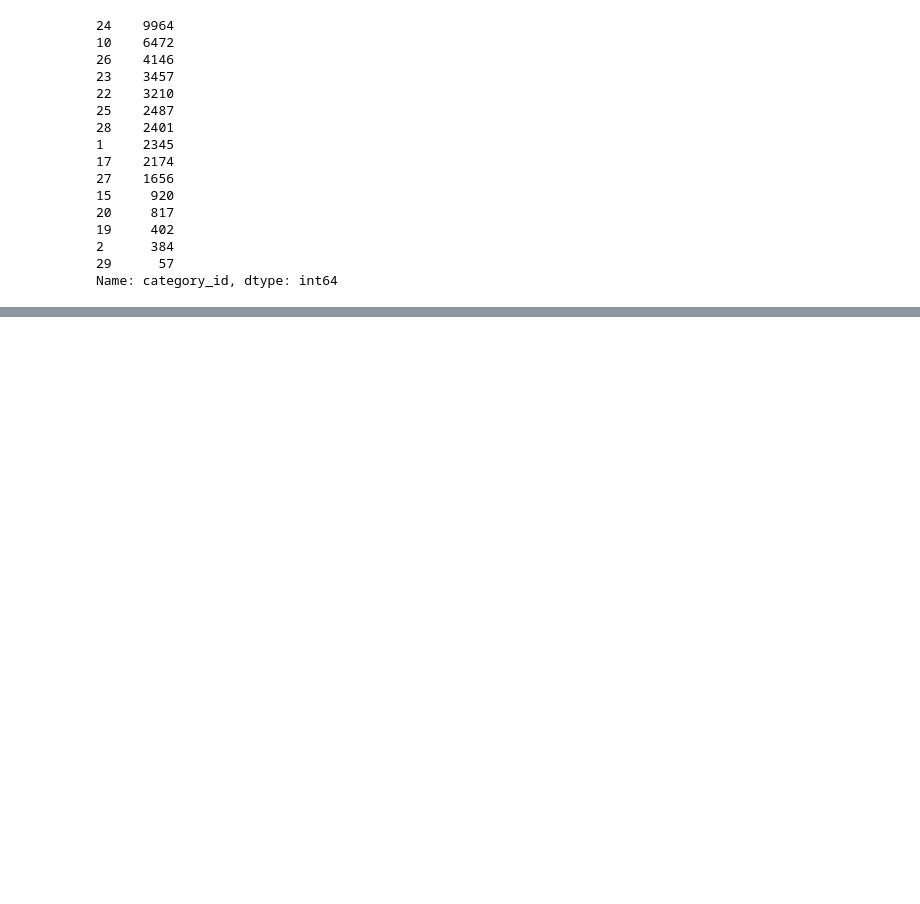
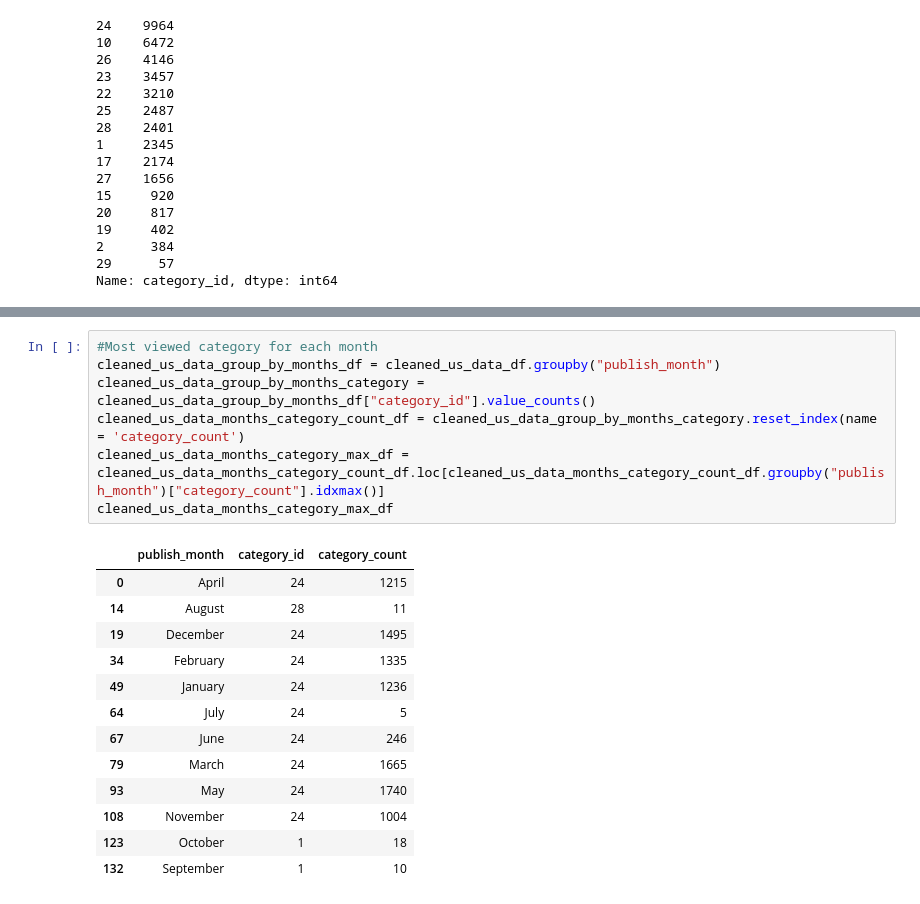
Before and after one commit to kimco2/project_1_misison_youtube, a Jupyter notebook: US_cleaning.ipynb, the cells around one changed output, grey strips where cells are left out. Drawn from its saved outputs; the diff is of its cells as text; blank space fills up the shorter version.

```diff
--- a/US_cleaning.ipynb
+++ b/US_cleaning.ipynb
@@ -162,0 +173,21 @@ cleaned_us_data_df.to_csv("output/cleaned_us_data.csv", index=False)
+# %%
+#Most viewed category for each month
+cleaned_us_data_group_by_months_df = cleaned_us_data_df.groupby("publish_month")
+cleaned_us_data_group_by_months_category = cleaned_us_data_group_by_months_df["category_id"].value_counts()
+cleaned_us_data_months_category_count_df = cleaned_us_data_group_by_months_category.reset_index(name = 'category_count')
+cleaned_us_data_months_category_max_df = cleaned_us_data_months_category_count_df.loc[cleaned_us_data_months_category_count_df.groupby("publish_month")["category_count"].idxmax()]
+cleaned_us_data_months_category_max_df
+# %% [output]
+|  | publish_month | category_id | category_count |
+| 0 | April | 24 | 1215 |
+| 14 | August | 28 | 11 |
+| 19 | December | 24 | 1495 |
+| 34 | February | 24 | 1335 |
+| 49 | January | 24 | 1236 |
+| 64 | July | 24 | 5 |
+| 67 | June | 24 | 246 |
+| 79 | March | 24 | 1665 |
+| 93 | May | 24 | 1740 |
+| 108 | November | 24 | 1004 |
+| 123 | October | 1 | 18 |
+| 132 | September | 1 | 10 |
```
Also changed, not shown: parts of 5 cells of this notebook.
